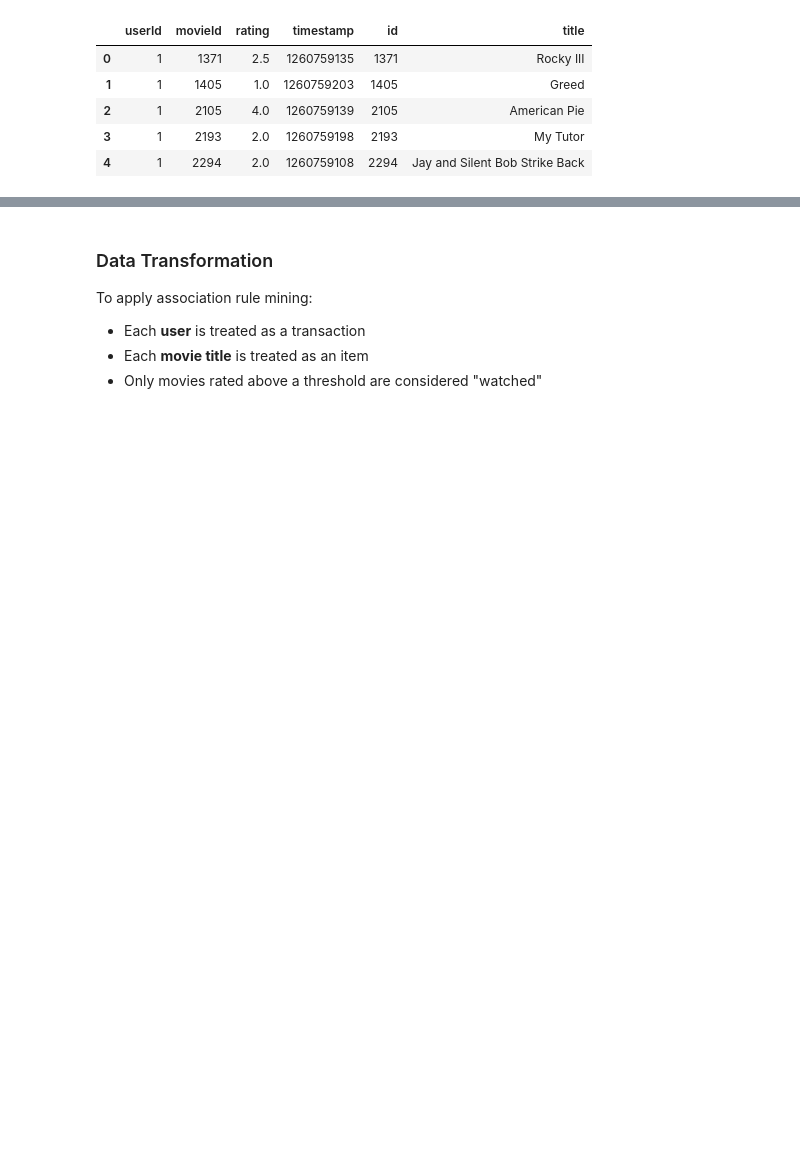
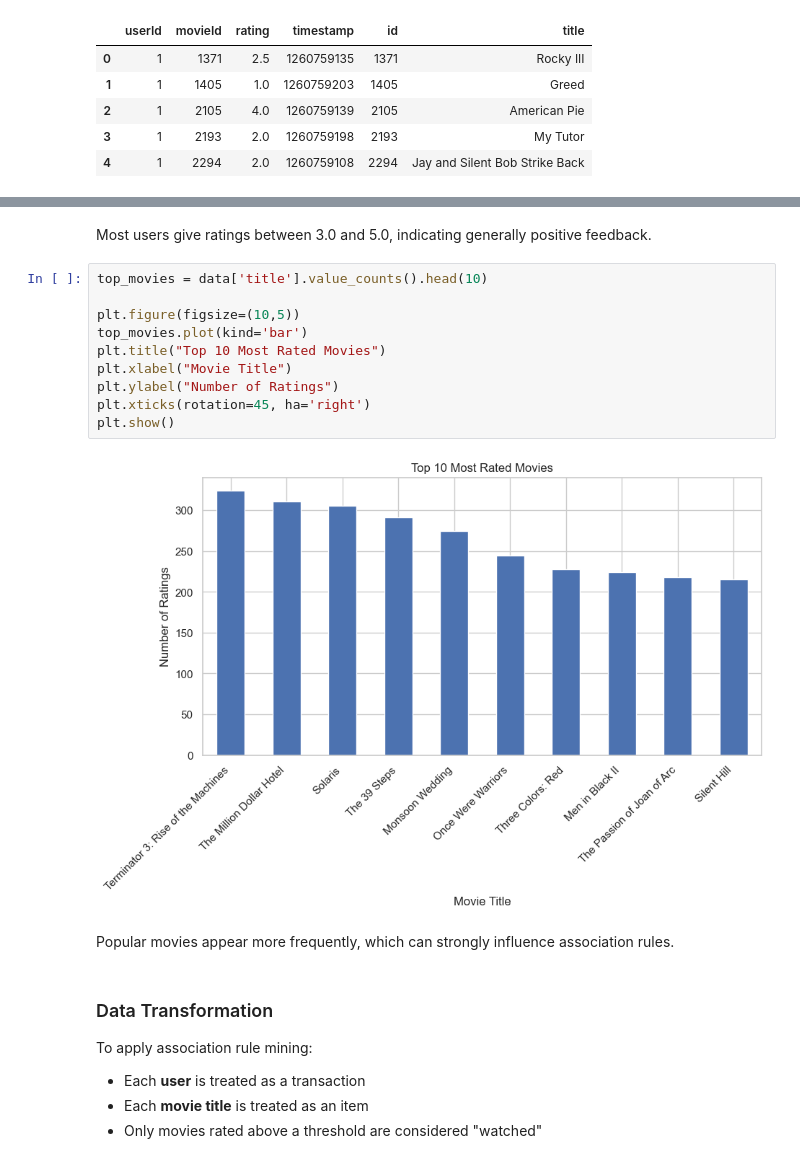
Before and after one commit to CyramaeM/CSC172-AssociationMining-MOCORRO, a Jupyter notebook: notebooks/association_rule_mining.ipynb, the cells around one changed output, grey strips where cells are left out. Cells and saved outputs as stored; diff of their text form; blank space fills up the shorter version.

```diff
--- a/notebooks/association_rule_mining.ipynb
+++ b/notebooks/association_rule_mining.ipynb
@@ -142,3 +183,19 @@ data.head()
+# %% [markdown]
+Most users give ratings between 3.0 and 5.0, indicating generally positive feedback.
+# %%
+top_movies = data['title'].value_counts().head(10)
+
+plt.figure(figsize=(10,5))
+top_movies.plot(kind='bar')
+plt.title("Top 10 Most Rated Movies")
+plt.xlabel("Movie Title")
+plt.ylabel("Number of Ratings")
+plt.xticks(rotation=45, ha='right')
+plt.show()
+# %% [output]
+[figure, added]
+# %% [markdown]
+Popular movies appear more frequently, which can strongly influence association rules.
 # %% [markdown]
 ### Data Transformation
 
```
Also changed, not shown: parts of 13 cells of this notebook, 2 other files.
